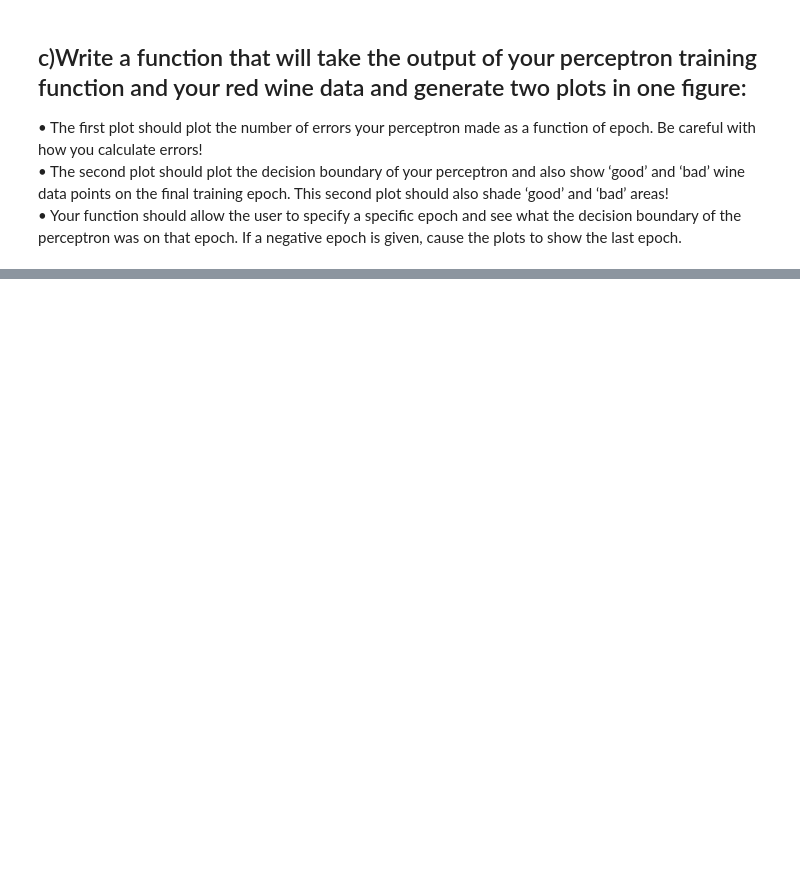
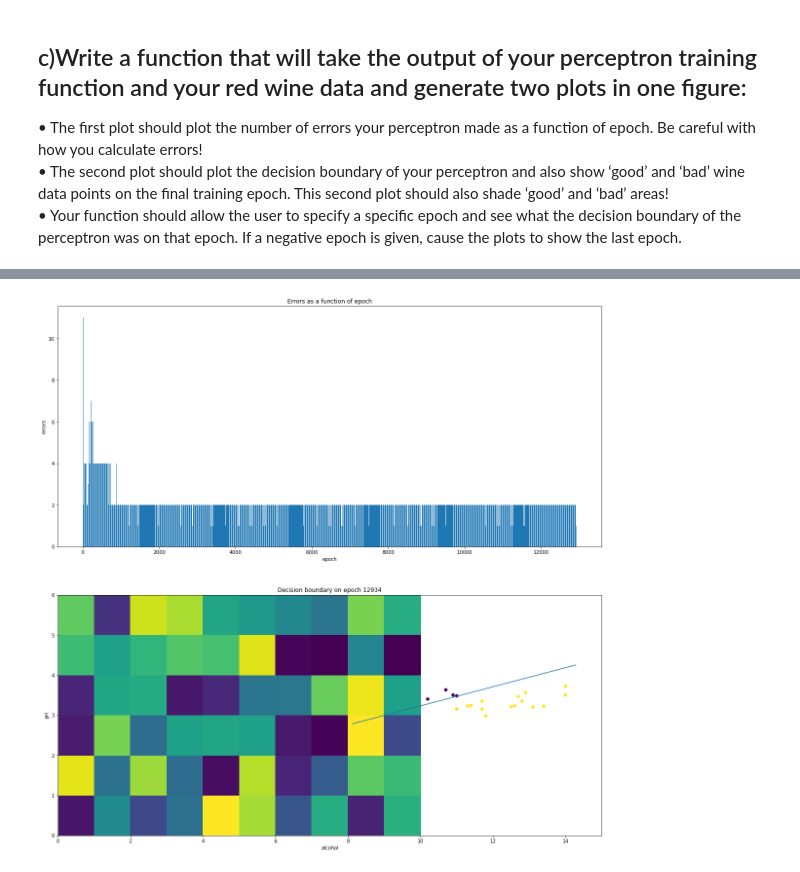
Before and after one commit to mfriaspina/ft_sommelier, a Jupyter notebook: sommelier.ipynb, the cells around one changed output, grey strips where cells are left out. Drawn from its saved outputs; the diff is of its cells as text; code cells hidden in the pictures; blank space fills up the shorter version.

```diff
--- a/sommelier.ipynb
+++ b/sommelier.ipynb
@@ -146,0 +150,3 @@ final
+# %%
+final = train(simple, 0)
+final[-1]
@@ -153,0 +160,38 @@ def plot_performance(performance, wine_data, good, bad, epoch = -1, save_plot =
+# %%
+def plot_performance(performance, wine_data, good, bad, epoch = -1, save_plot = False):
+    if (epoch < 0):
+        epoch = -1
+    fig, ax = plt.subplots(1, 2, figsize = (20, 20))
+
+    #1st one
+    plt.subplot(211)
+    rot_perf = list(zip(*performance[::-1]))
+    plt.bar(rot_perf[0], rot_perf[1])
+    plt.ylabel('errors')
+    plt.xlabel('epoch')
+    plt.title('Errors as a function of epoch')
+
+    #2nd one
+    plt.subplot(212)
+    tup = performance[epoch]
+    rot_wine = list(zip(*wine_data[::-1]))
+    plt.scatter(rot_wine[1], rot_wine[0], c = rot_wine[2])
+
+    x_min, x_max = plt.xlim()
+    y = [0] * 11
+    x = [0] * 11
+    slope = - (tup[3] / tup[2][0]) / (tup[3] / tup[2][1])
+    intercept = - tup[3] / tup[2][0]
+    k = 0
+    for i in range(11):
+        x[i] = k + x_min
+        y[i] = slope * x[i] + intercept
+        k += (x_max - x_min) / 10
+    plt.plot(x, y, label = 'Decision boundary')
+    plt.pcolor(np.random.rand(6, 10))
+
+    plt.ylabel('pH')
+    plt.xlabel('alcohol')
+    plt.title('Decision boundary on epoch ' + str(tup[0]))
+
+    plt.show()
@@ -153,0 +213,4 @@ def plot_performance(performance, wine_data, good, bad, epoch = -1, save_plot =
+# %%
+plot_performance(final, simple, good, bad)
+# %% [output]
+[figure, added]
```
Also changed, not shown: parts of 8 cells of this notebook, 1 other file.
